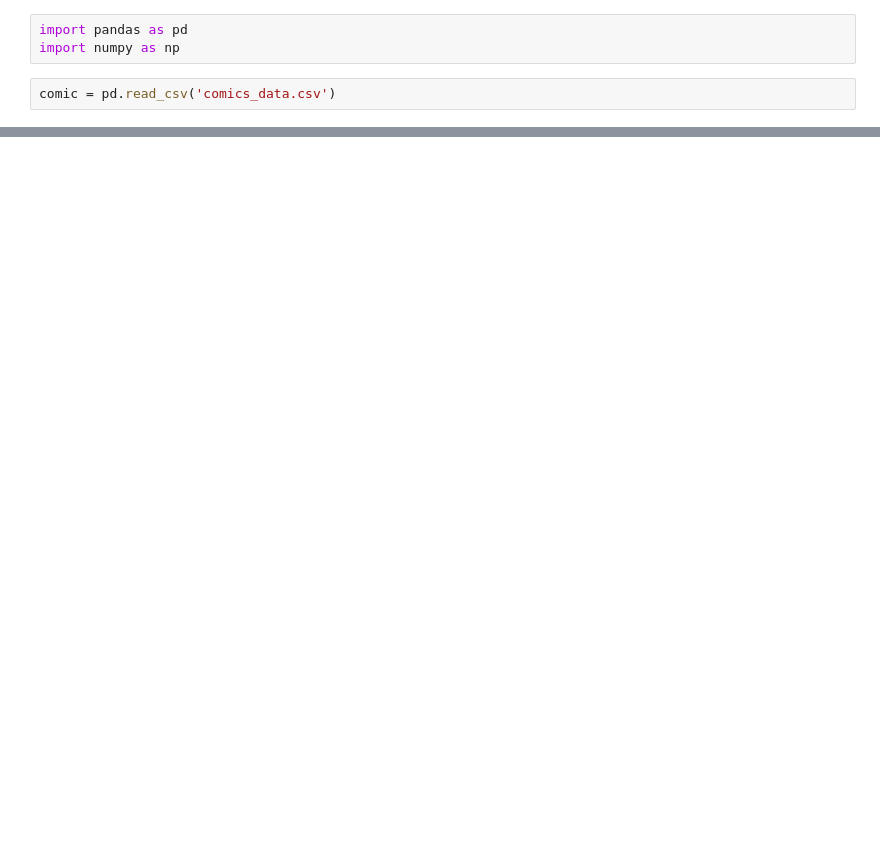
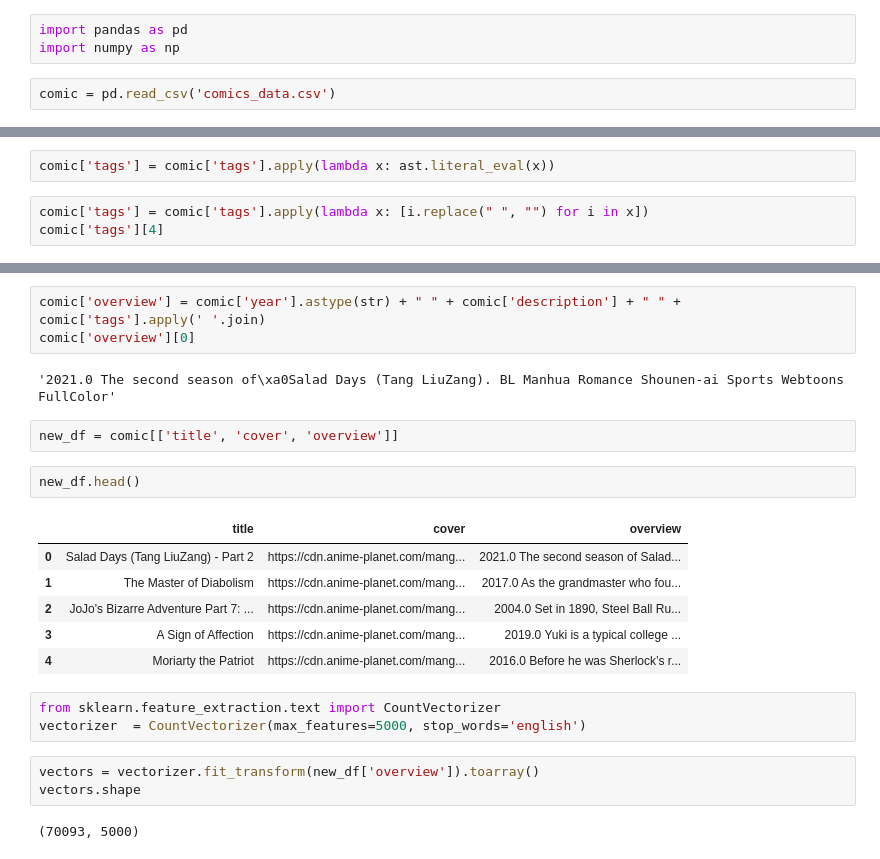
Before and after one commit to Vikokare/Comic-recommendation-ML, a Jupyter notebook: comic_reco.ipynb, the cells around one changed output, grey strips where cells are left out. Cells and saved outputs as stored; diff of their text form; blank space fills up the shorter version.

```diff
--- a/comic_reco.ipynb
+++ b/comic_reco.ipynb
@@ -14,0 +64,5 @@ comic.head()
+# %%
+comic['tags'] = comic['tags'].apply(lambda x: ast.literal_eval(x))
+# %%
+comic['tags'] = comic['tags'].apply(lambda x: [i.replace(" ", "") for i in x])
+comic['tags'][4]
@@ -14,0 +79,24 @@ comic.head()
+# %%
+comic['overview'] = comic['year'].astype(str) + " " + comic['description'] + " " + comic['tags'].apply(' '.join)
+comic['overview'][0]
+# %% [output]
+'2021.0 The second season of\xa0Salad Days (Tang LiuZang). BL Manhua Romance Shounen-ai Sports Webtoons FullColor'
+# %%
+new_df = comic[['title', 'cover', 'overview']]
+# %%
+new_df.head()
+# %% [output]
+|  | title | cover | overview |
+| 0 | Salad Days (Tang LiuZang) - Part 2 | https://cdn.anime-planet.com/mang... | 2021.0 The second season of Salad... |
+| 1 | The Master of Diabolism | https://cdn.anime-planet.com/mang... | 2017.0 As the grandmaster who fou... |
+| 2 | JoJo's Bizarre Adventure Part 7: ... | https://cdn.anime-planet.com/mang... | 2004.0 Set in 1890, Steel Ball Ru... |
+| 3 | A Sign of Affection | https://cdn.anime-planet.com/mang... | 2019.0 Yuki is a typical college ... |
+| 4 | Moriarty the Patriot | https://cdn.anime-planet.com/mang... | 2016.0 Before he was Sherlock’s r... |
+# %%
+from sklearn.feature_extraction.text import CountVectorizer
+vectorizer  = CountVectorizer(max_features=5000, stop_words='english')
+# %%
+vectors = vectorizer.fit_transform(new_df['overview']).toarray()
+vectors.shape
+# %% [output]
+(70093, 5000)
```
Also changed, not shown: parts of 13 cells of this notebook, 2 other files.
